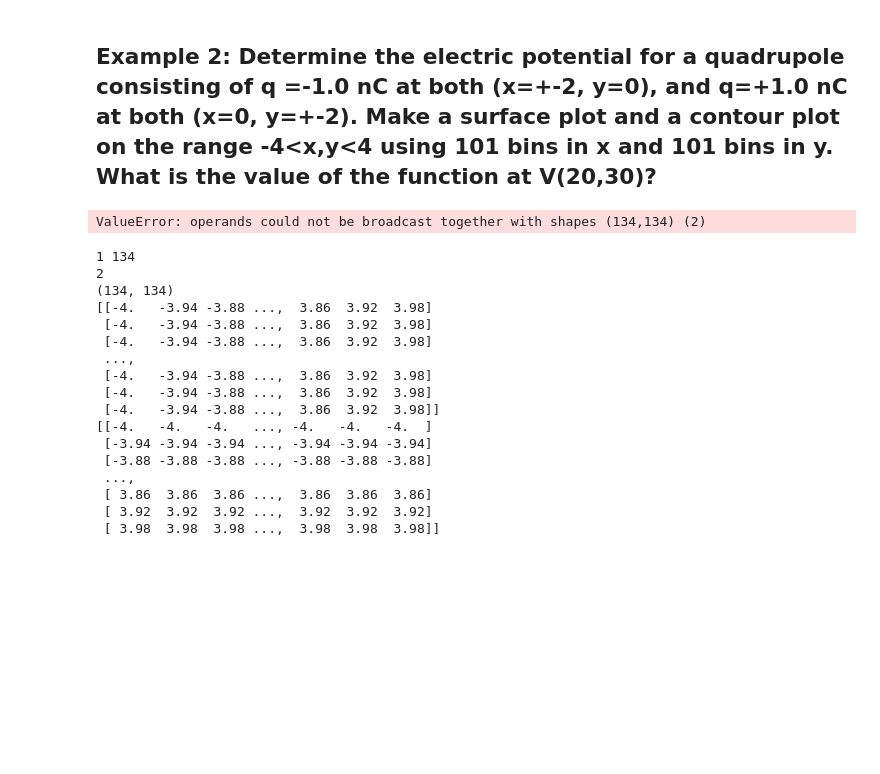
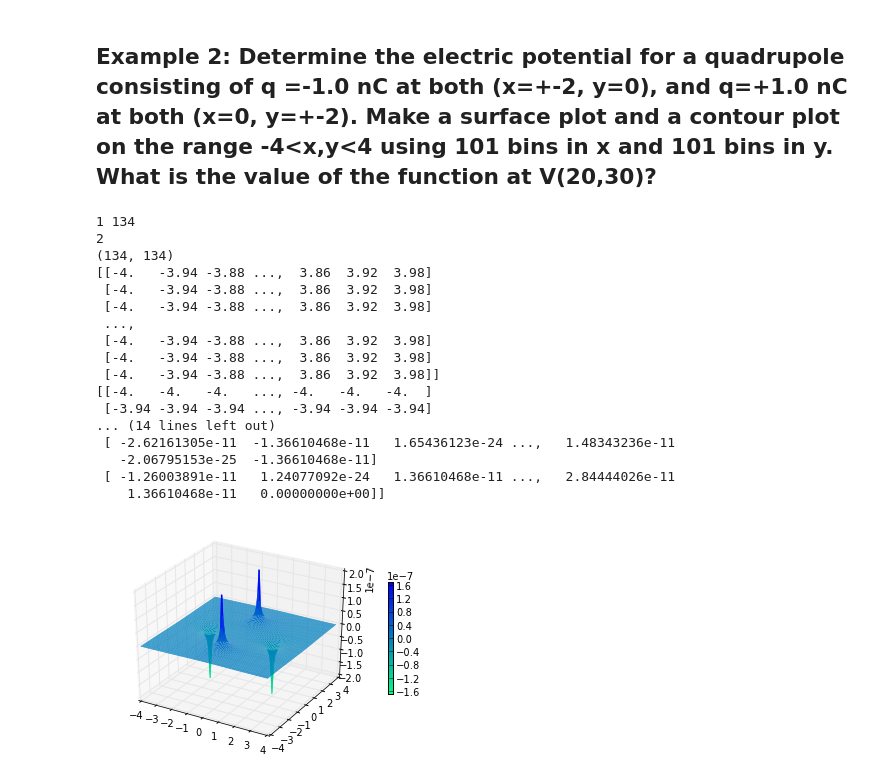
Before and after one commit to kayteewho/PHYS202-S13, a Jupyter notebook: Week4/3D Plotting and Functions.ipynb, the cells around one changed output. Drawn from its saved outputs; the diff is of its cells as text; code cells hidden in the pictures; blank space fills up the shorter version.

```diff
--- a/Week4/3D Plotting and Functions.ipynb
+++ b/Week4/3D Plotting and Functions.ipynb
@@ -137,46 +137,47 @@ cb = fig.colorbar(p, shrink = 0.5)
 # %%
 dx = .06
 dy = .06
 x = arange(-4.,4.,dx)
 y = arange(-4.,4.,dy)
 print x.ndim, len(x)
-K,H = meshgrid(x,y)
+X,Y = meshgrid(x,y)
 print X.ndim
 print Y.shape
 print X
 print Y
 
 #make the function, V(x,y)
 k=8.98
 q=1e-9
-d=(-2,2)
-x=arange(-4,4,8./101.); y=arange(-4,4,8./101.);
-K,H = meshgrid(x,y)
-V= (k*q/(X**2+(Y-d)**2)**(1/2.)) - (k*q/(X**2+(Y+d)**2)**(1/2.))
+d=2
+x=arange(-4,4,8.0/101.)
+y=arange(-4,4,8.0/101.)
+X,Y = meshgrid(x,y)
+V= (k*q/(X**2+(Y-d)**2)**(1/2.)) + (k*q/(X**2+(Y+d)**2)**(1/2.)) - (k*q/(Y**2+(X-d)**2)**(1/2.)) - (k*q/(Y**2+(X+d)**2)**(1/2.))
 print V
 
 from mpl_toolkits.mplot3d import Axes3D
 fig = figure()
 ax = fig.gca(projection ='3d')
-p = ax.plot_surface(K, H, V, rstride=1, cstride=1, linewidth=0, cmap=cm.jet)
+p = ax.plot_surface(X, Y, V, rstride=1, cstride=1, linewidth=0, cmap=cm.winter_r)
 # help(Axes3D.plot_surface)
 cb = fig.colorbar(p, shrink = 0.5)
 # %% [output]
-ValueError: operands could not be broadcast together with shapes (134,134) (2)
+1 134
+2
+(134, 134)
+[[-4.   -3.94 -3.88 ...,  3.86  3.92  3.98]
+ [-4.   -3.94 -3.88 ...,  3.86  3.92  3.98]
+ [-4.   -3.94 -3.88 ...,  3.86  3.92  3.98]
+ ...,
+ [-4.   -3.94 -3.88 ...,  3.86  3.92  3.98]
+ [-4.   -3.94 -3.88 ...,  3.86  3.92  3.98]
+ [-4.   -3.94 -3.88 ...,  3.86  3.92  3.98]]
+[[-4.   -4.   -4.   ..., -4.   -4.   -4.  ]
+ [-3.94 -3.94 -3.94 ..., -3.94 -3.94 -3.94]
+... (14 lines left out)
+ [ -2.62161305e-11  -1.36610468e-11   1.65436123e-24 ...,   1.48343236e-11
+   -2.06795153e-25  -1.36610468e-11]
+ [ -1.26003891e-11   1.24077092e-24   1.36610468e-11 ...,   2.84444026e-11
+    1.36610468e-11   0.00000000e+00]]
-1 134
-2
-(134, 134)
-[[-4.   -3.94 -3.88 ...,  3.86  3.92  3.98]
- [-4.   -3.94 -3.88 ...,  3.86  3.92  3.98]
- [-4.   -3.94 -3.88 ...,  3.86  3.92  3.98]
- ...,
- [-4.   -3.94 -3.88 ...,  3.86  3.92  3.98]
- [-4.   -3.94 -3.88 ...,  3.86  3.92  3.98]
- [-4.   -3.94 -3.88 ...,  3.86  3.92  3.98]]
-[[-4.   -4.   -4.   ..., -4.   -4.   -4.  ]
- [-3.94 -3.94 -3.94 ..., -3.94 -3.94 -3.94]
- [-3.88 -3.88 -3.88 ..., -3.88 -3.88 -3.88]
- ...,
- [ 3.86  3.86  3.86 ...,  3.86  3.86  3.86]
- [ 3.92  3.92  3.92 ...,  3.92  3.92  3.92]
- [ 3.98  3.98  3.98 ...,  3.98  3.98  3.98]]
+[figure, added]
```
Also changed, not shown: parts of 2 cells of this notebook.
